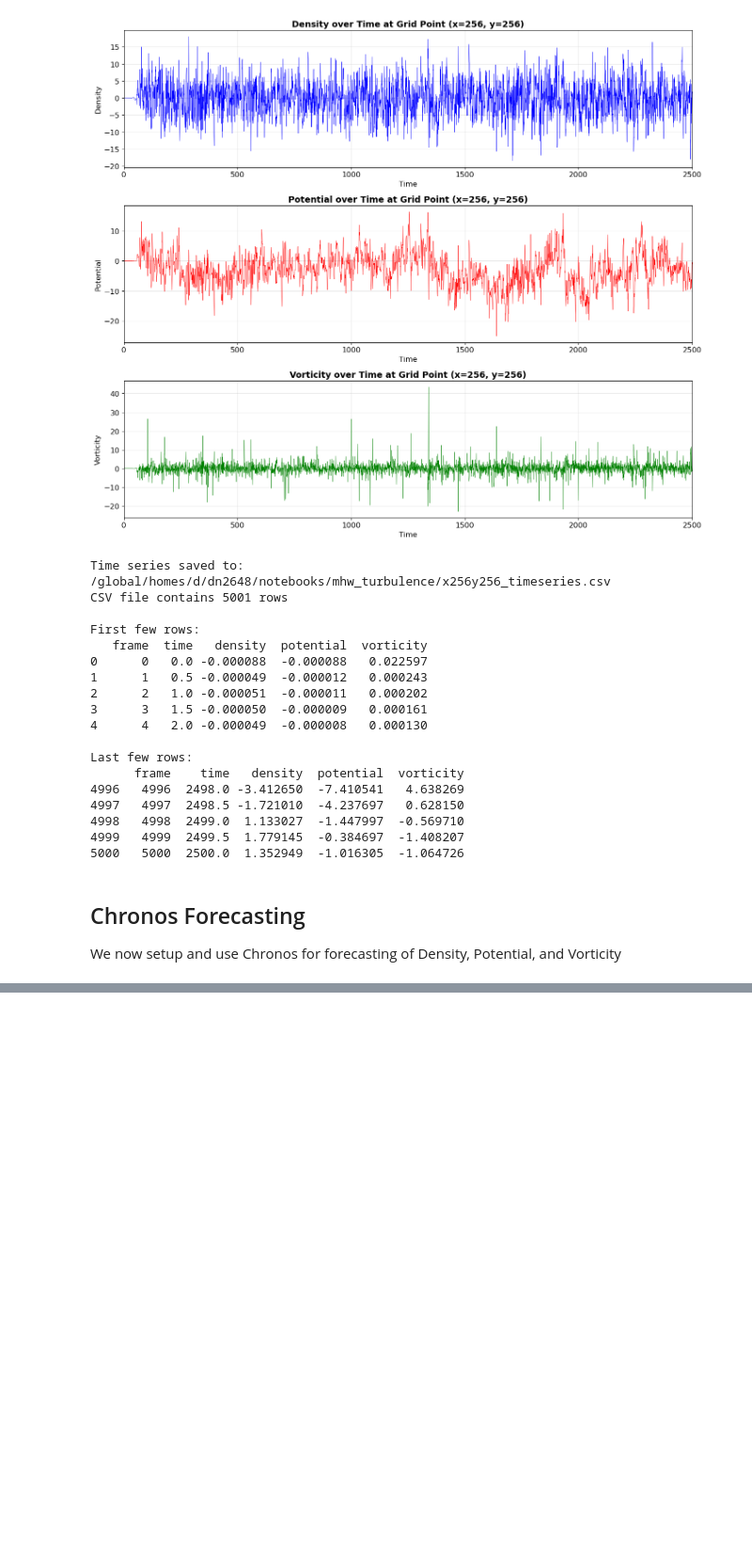
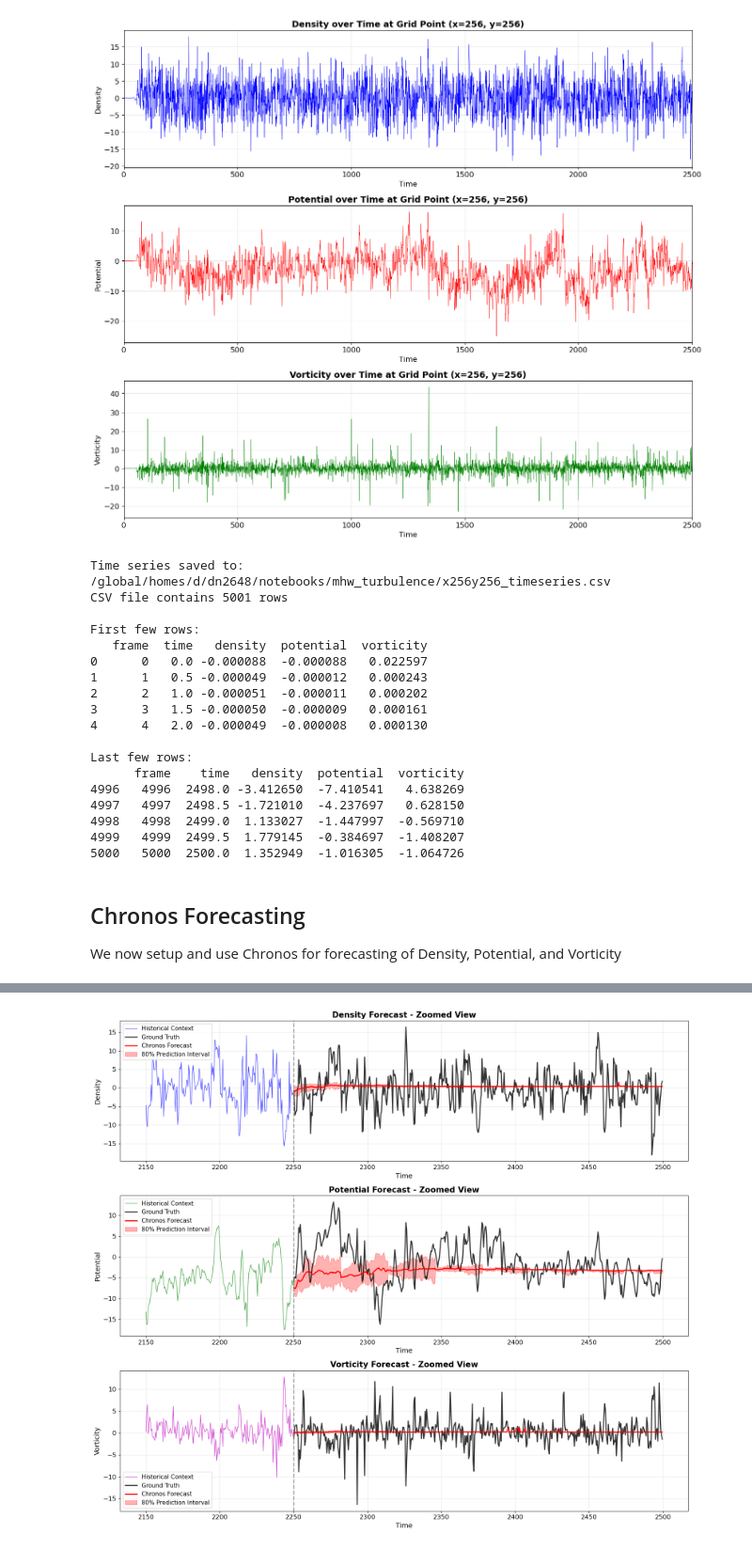
Before and after one commit to dan-niedfeldt/mhw-turbulence-analysis, a Jupyter notebook: forecasting_analysis_01.ipynb, the cells around one changed output, grey strips where cells are left out. Shown at 94% size. Saved outputs shown, nothing was run; the diff lists cells and outputs as text; code cells hidden in the pictures; blank space fills up the shorter version.

```diff
--- a/forecasting_analysis_01.ipynb
+++ b/forecasting_analysis_01.ipynb
@@ -236,0 +488,57 @@ ModuleNotFoundError: No module named 'torch'
+# %%
+# Step 8: Zoom in on forecast region
+
+# Create a zoomed-in plot showing just the forecast region + some context
+context_buffer = 200  # Show last 200 timesteps of context
+
+fig, axes = plt.subplots(3, 1, figsize=(16, 14))
+
+time_zoom_start = max(0, context_length - context_buffer)
+time_zoom = time[time_zoom_start:context_length + forecast_horizon]
+den_zoom = den_timeseries[time_zoom_start:context_length + forecast_horizon]
+phi_zoom = phi_timeseries[time_zoom_start:context_length + forecast_horizon]
+w_zoom = w_timeseries[time_zoom_start:context_length + forecast_horizon]
+
+# Plot Density (zoomed)
+axes[0].plot(time[time_zoom_start:context_length], den_zoom[:context_length-time_zoom_start],
+             'b-', linewidth=1, label='Historical Context', alpha=0.7)
+axes[0].plot(time_forecast, ground_truth_den, 'k-', linewidth=2, label='Ground Truth', alpha=0.8)
+axes[0].plot(time_forecast, den_mean, 'r-', linewidth=2, label='Chronos Forecast')
+axes[0].fill_between(time_forecast, den_lower, den_upper, alpha=0.3, color='red', label='80% Prediction Interval')
+axes[0].axvline(x=time[context_length], color='gray', linestyle='--', linewidth=2, alpha=0.8)
+axes[0].set_xlabel('Time', fontsize=13)
+axes[0].set_ylabel('Density', fontsize=13)
+axes[0].set_title(f'Density Forecast - Zoomed View', fontsize=15, fontweight='bold')
+axes[0].legend(loc='best', fontsize=11)
+axes[0].grid(True, alpha=0.3)
+
+# Plot Potential (zoomed)
+axes[1].plot(time[time_zoom_start:context_length], phi_zoom[:context_length-time_zoom_start],
+             'g-', linewidth=1, label='Historical Context', alpha=0.7)
+axes[1].plot(time_forecast, ground_truth_phi, 'k-', linewidth=2, label='Ground Truth', alpha=0.8)
+axes[1].plot(time_forecast, phi_mean, 'r-', linewidth=2, label='Chronos Forecast')
+axes[1].fill_between(time_forecast, phi_lower, phi_upper, alpha=0.3, color='red', label='80% Prediction Interval')
+axes[1].axvline(x=time[context_length], color='gray', linestyle='--', linewidth=2, alpha=0.8)
+axes[1].set_xlabel('Time', fontsize=13)
+axes[1].set_ylabel('Potential', fontsize=13)
+axes[1].set_title(f'Potential Forecast - Zoomed View', fontsize=15, fontweight='bold')
+axes[1].legend(loc='best', fontsize=11)
+axes[1].grid(True, alpha=0.3)
+
+# Plot Vorticity (zoomed)
+axes[2].plot(time[time_zoom_start:context_length], w_zoom[:context_length-time_zoom_start],
+             'm-', linewidth=1, label='Historical Context', alpha=0.7)
+axes[2].plot(time_forecast, ground_truth_w, 'k-', linewidth=2, label='Ground Truth', alpha=0.8)
+axes[2].plot(time_forecast, w_mean, 'r-', linewidth=2, label='Chronos Forecast')
+axes[2].fill_between(time_forecast, w_lower, w_upper, alpha=0.3, color='red', label='80% Prediction Interval')
+axes[2].axvline(x=time[context_length], color='gray', linestyle='--', linewidth=2, alpha=0.8)
+axes[2].set_xlabel('Time', fontsize=13)
+axes[2].set_ylabel('Vorticity', fontsize=13)
+axes[2].set_title(f'Vorticity Forecast - Zoomed View', fontsize=15, fontweight='bold')
+axes[2].legend(loc='best', fontsize=11)
+axes[2].grid(True, alpha=0.3)
+
+plt.tight_layout()
+plt.show()
+# %% [output]
+[figure, added]
```
Also changed, not shown: parts of 9 cells of this notebook.
